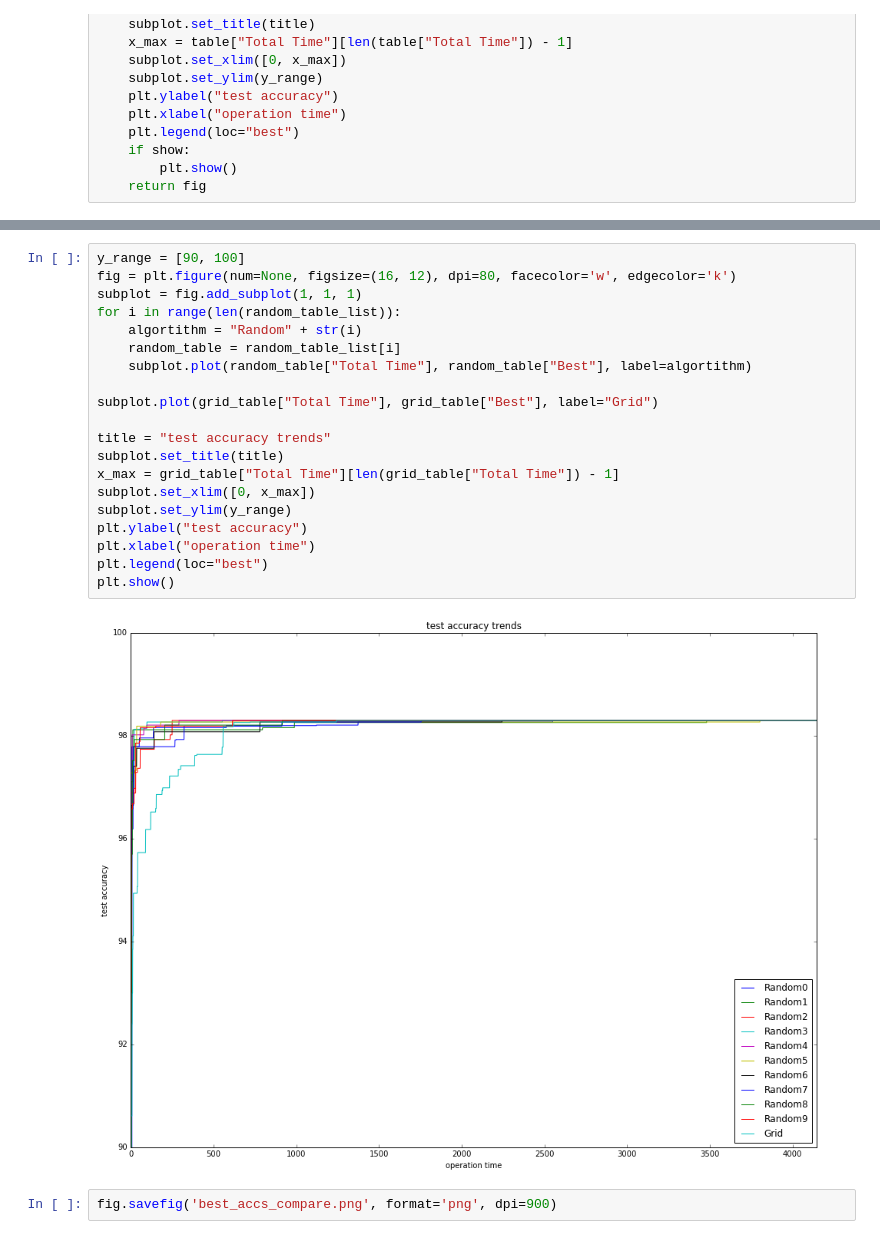
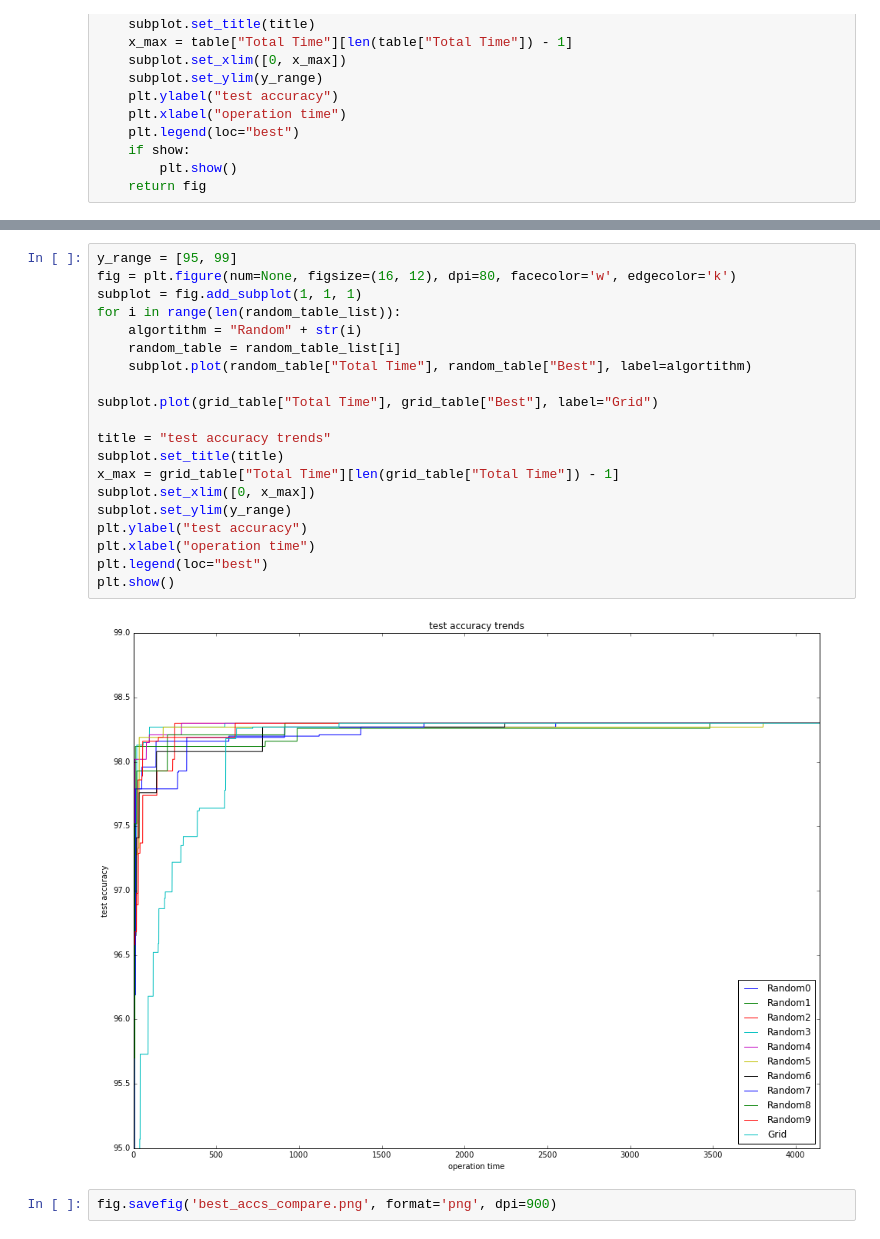
Before and after one commit to hyunghunny/tf-hpo, a Jupyter notebook: src/plots/RandomBestGenerationWithTimeStamp.ipynb, the cells around one changed output, grey strips where cells are left out. Cells and saved outputs as stored; diff of their text form.

Commit message:
update plot function

```diff
--- a/src/plots/RandomBestGenerationWithTimeStamp.ipynb
+++ b/src/plots/RandomBestGenerationWithTimeStamp.ipynb
@@ -147,24 +167,24 @@ for i in range(len(random_table_list)):
 # %%
-y_range = [90, 100]
+y_range = [95, 99]
 fig = plt.figure(num=None, figsize=(16, 12), dpi=80, facecolor='w', edgecolor='k')
 subplot = fig.add_subplot(1, 1, 1)
 for i in range(len(random_table_list)):
     algortithm = "Random" + str(i)
     random_table = random_table_list[i]
     subplot.plot(random_table["Total Time"], random_table["Best"], label=algortithm)
 
 subplot.plot(grid_table["Total Time"], grid_table["Best"], label="Grid")
 
 title = "test accuracy trends"
 subplot.set_title(title)
 x_max = grid_table["Total Time"][len(grid_table["Total Time"]) - 1]
 subplot.set_xlim([0, x_max])
 subplot.set_ylim(y_range)
 plt.ylabel("test accuracy")
 plt.xlabel("operation time")
 plt.legend(loc="best")
 plt.show()
 # %% [output]
-[figure, old version]
+[figure, new version]
 # %%
 fig.savefig('best_accs_compare.png', format='png', dpi=900)
```
Also changed, not shown: parts of 3 cells of this notebook, 1 other file.
